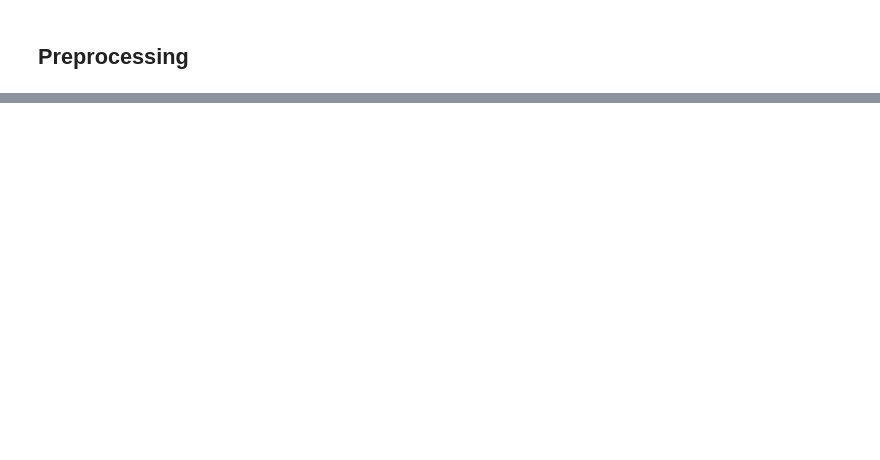
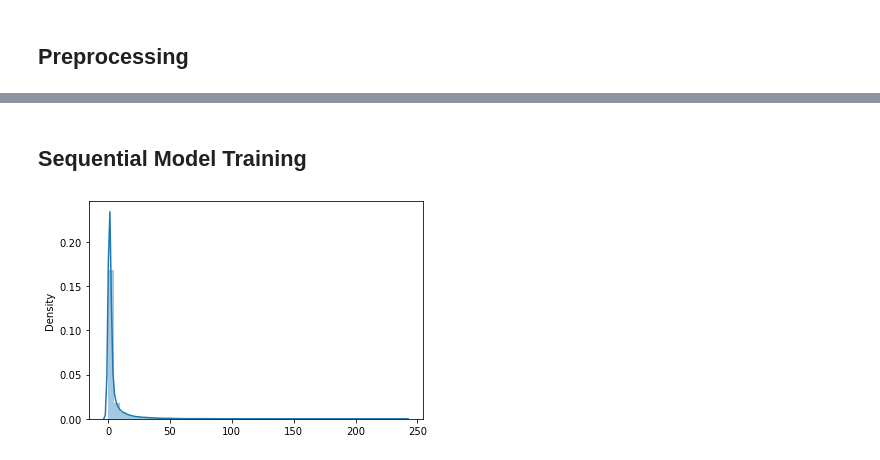
Before and after one commit to paulokuong/fourthbrain_capstone, a Jupyter notebook: groupby_user_conversion.ipynb, the cells around one changed output, grey strips where cells are left out. Cells and saved outputs as stored; diff of their text form; code cells hidden in the pictures; blank space fills up the shorter version.

```diff
--- a/groupby_user_conversion.ipynb
+++ b/groupby_user_conversion.ipynb
@@ -492,0 +94,6 @@ F1 score: 0.771248
+# %% [markdown]
+## Sequential Model Training
+# %%
+preprocessed_data_for_lstm = g.preprocessing_for_sequence_model(num_of_events=30, debug=True)
+# %% [output]
+[figure, added]
```
Also changed, not shown: parts of 56 cells of this notebook, 2 other files.
